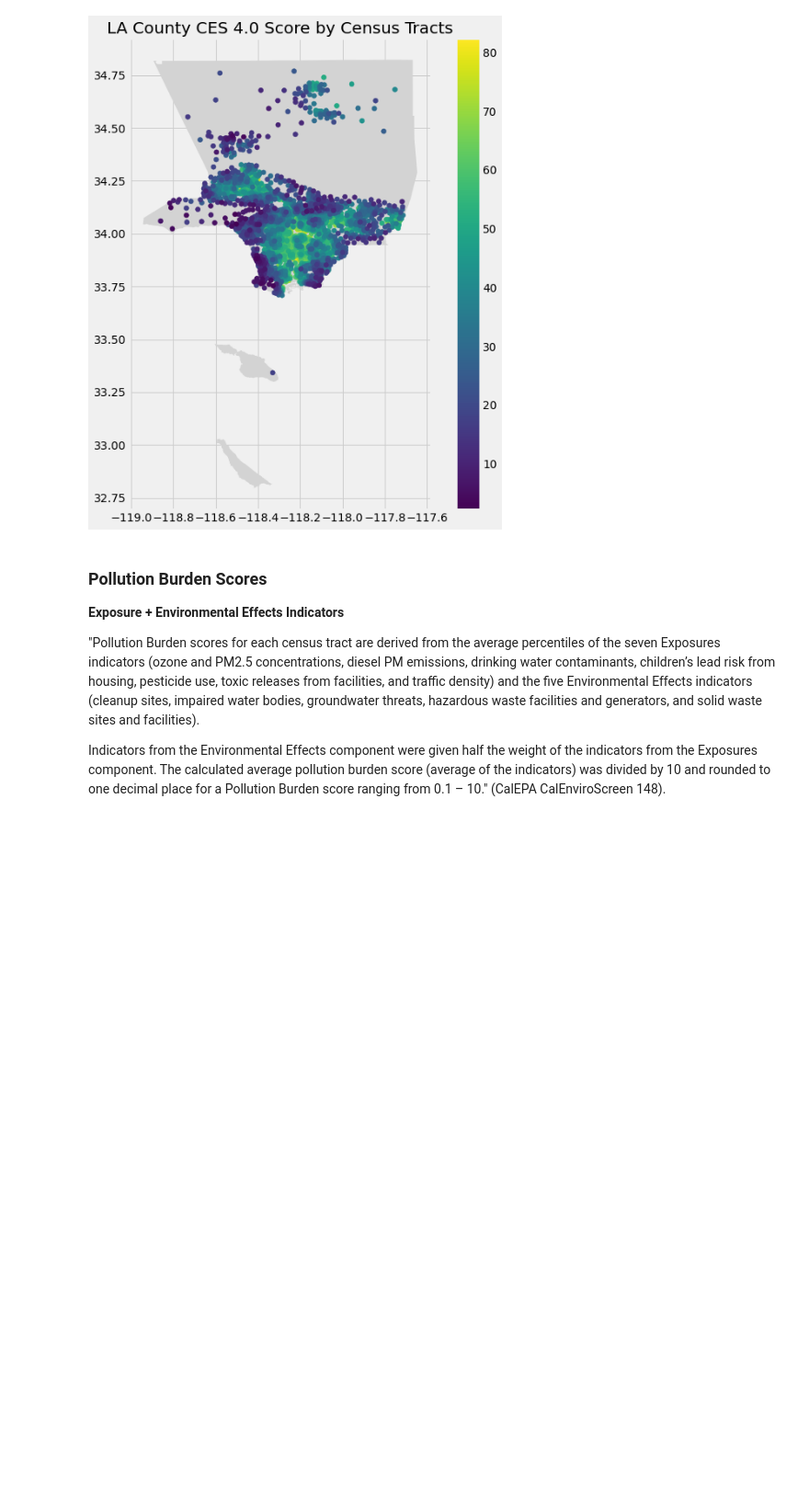
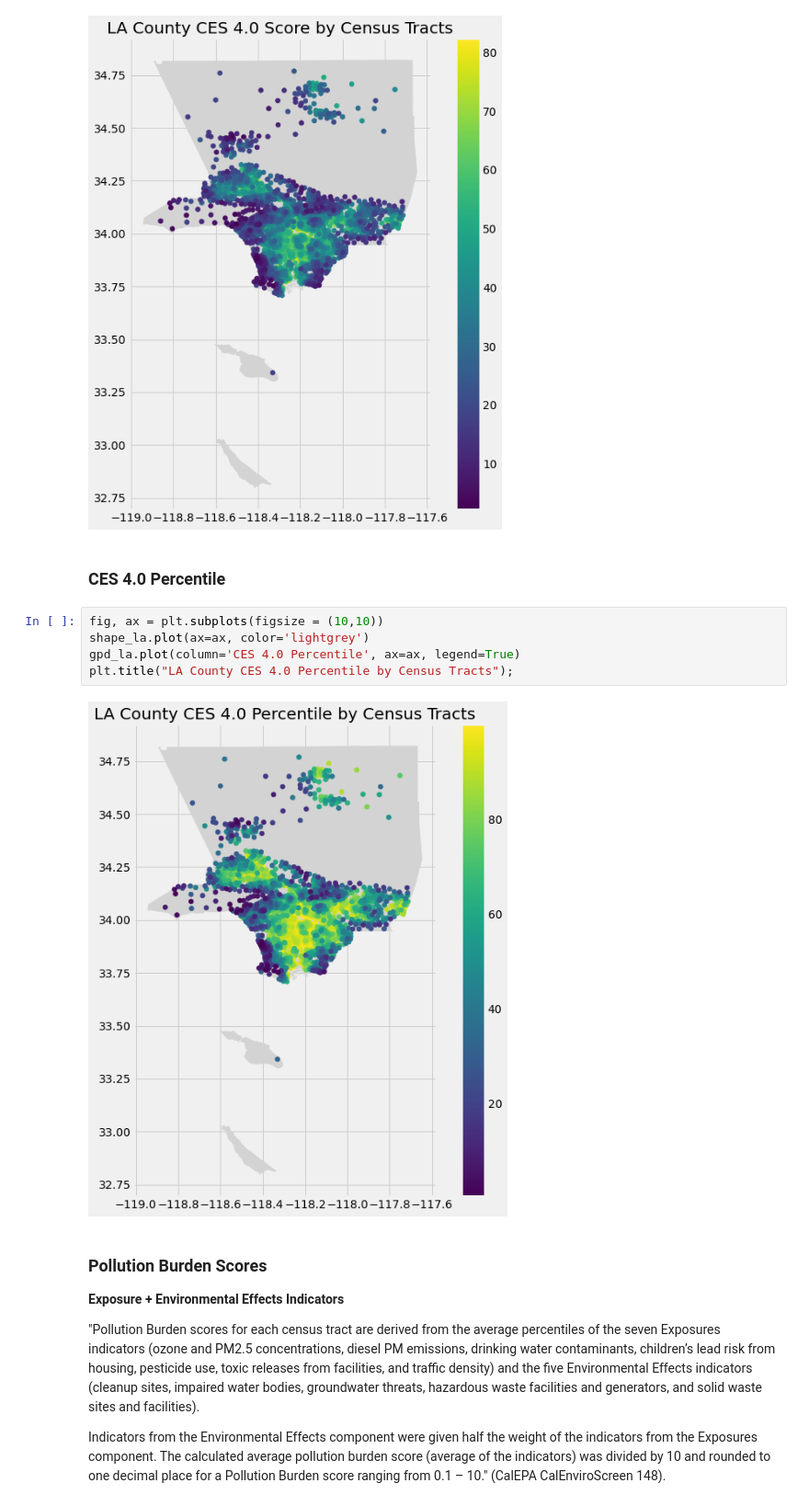
Before and after one commit to carlosortizdev/Thesis, a Jupyter notebook: notebooks/2.EDA.ipynb, the cells around one changed output. Shown at 92% size. Saved outputs shown, nothing was run; the diff lists cells and outputs as text; blank space fills up the shorter version.

```diff
--- a/notebooks/2.EDA.ipynb
+++ b/notebooks/2.EDA.ipynb
@@ -56,6 +56,15 @@ gpd_la.plot(column='CES 4.0 Score', ax=ax, legend=True)
 plt.title("LA County CES 4.0 Score by Census Tracts");
 # %% [output]
 [figure]
+# %% [markdown]
+### CES 4.0 Percentile
+# %%
+fig, ax = plt.subplots(figsize = (10,10))
+shape_la.plot(ax=ax, color='lightgrey')
+gpd_la.plot(column='CES 4.0 Percentile', ax=ax, legend=True)
+plt.title("LA County CES 4.0 Percentile by Census Tracts");
+# %% [output]
+[figure, added]
 # %% [markdown]
 ### Pollution Burden Scores
 **Exposure + Environmental Effects Indicators**
```
Also changed, not shown: parts of 2 cells of this notebook.
